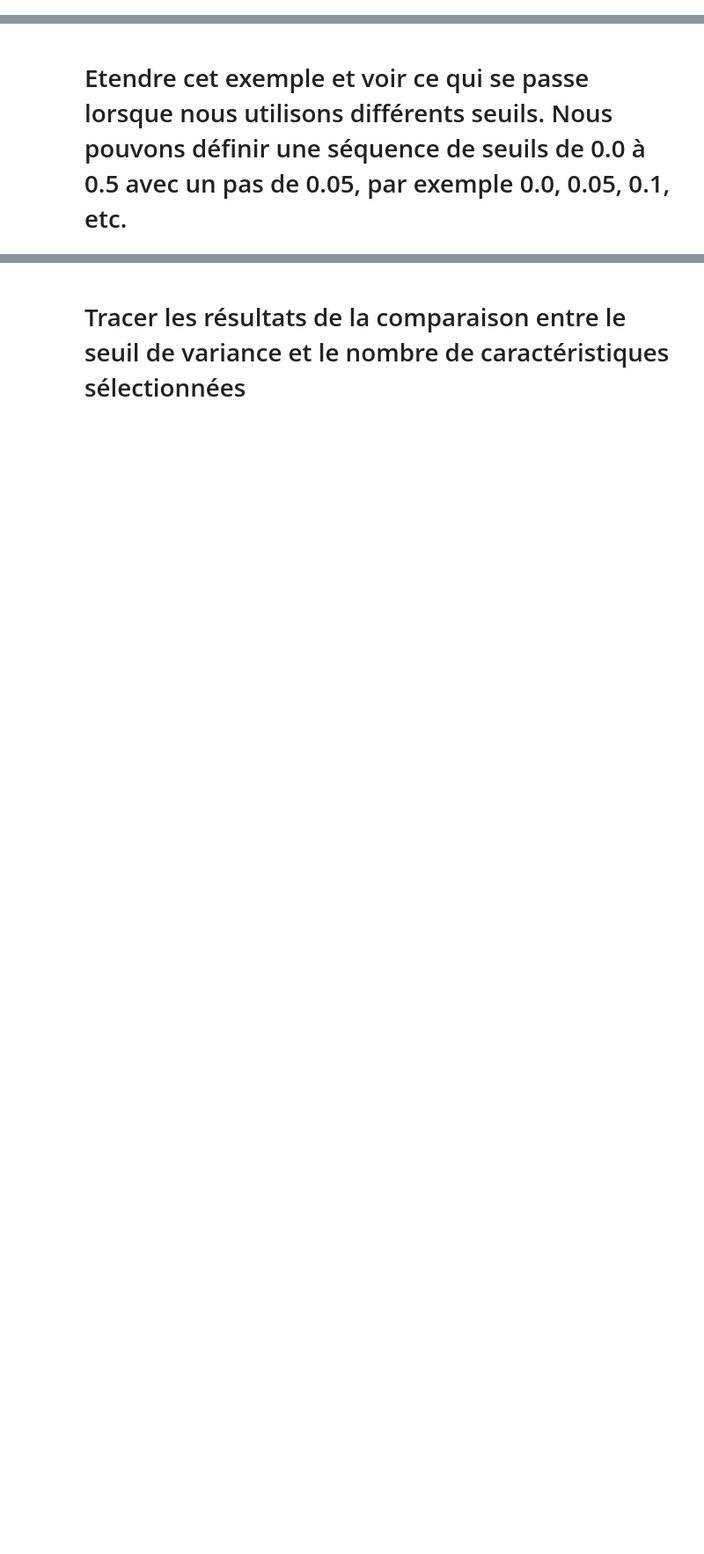
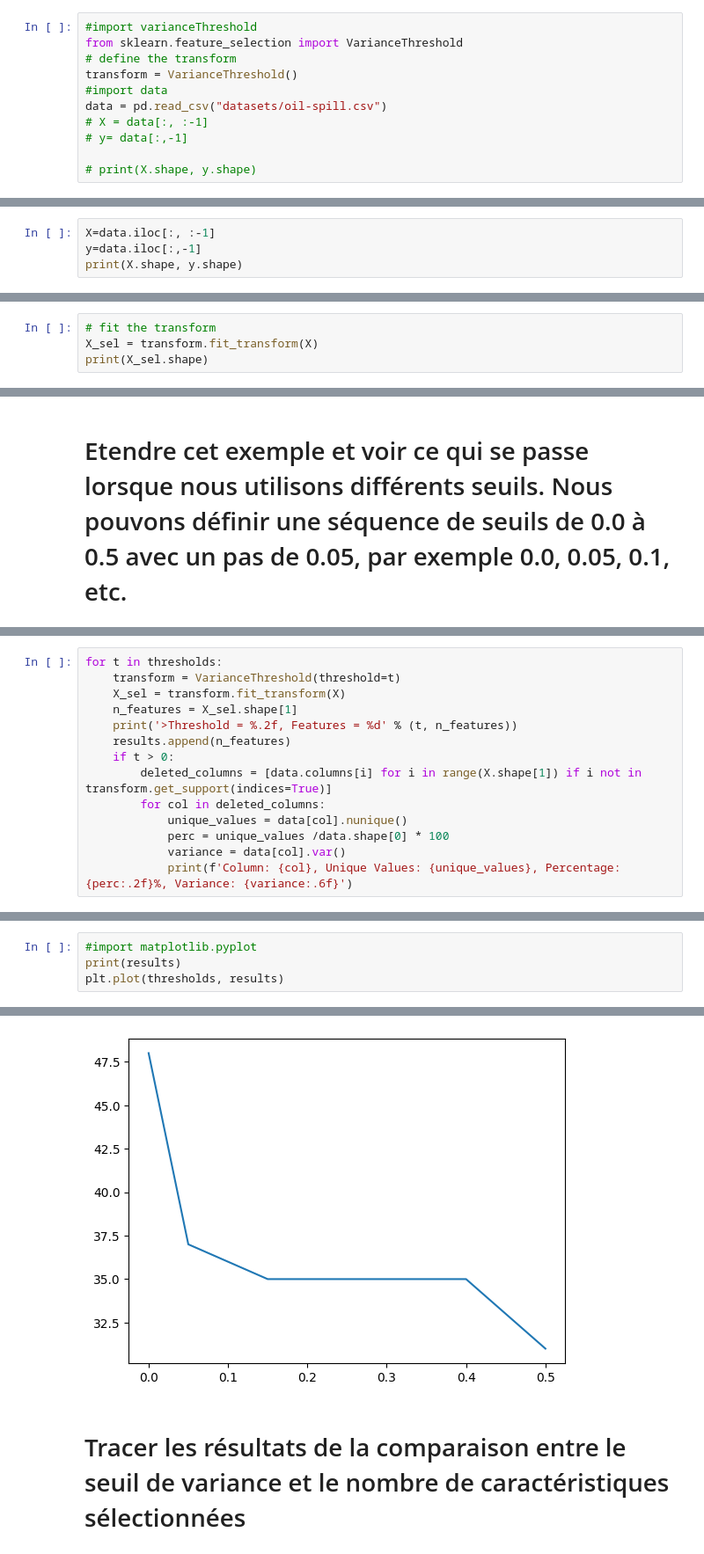
Before and after one commit to souleCode/Labs_ML_2025, a Jupyter notebook: Lab5.ipynb, the cells around one changed output, grey strips where cells are left out. Shown at 88% size. Drawn from its saved outputs; the diff is of its cells as text; blank space fills up the shorter version.

```diff
--- a/Lab5.ipynb
+++ b/Lab5.ipynb
@@ -118,3 +161,14 @@ for i in data.shape[1]:
     - La classe VarianceThreshold de la bibliothèque scikit-learn prend en charge ce type de sélection de caractéristiques.
     - Une instance de la classe peut être créée et nous pouvons spécifier l’argument du seuil, qui a la valeur par défaut 0.0 pour éliminer les colonnes avec une seule valeur.
     - Elle peut ensuite être ajustée et appliquée à un ensemble de données en appelant la fonction fit_transform() pour créer une version transformée de l’ensemble de données où les colonnes dont la variance est inférieure au seuil ont été supprimées automatiquement.
+# %%
+#import varianceThreshold
+from sklearn.feature_selection import VarianceThreshold
+# define the transform
+transform = VarianceThreshold()
+#import data
+data = pd.read_csv("datasets/oil-spill.csv")
+# X = data[:, :-1]
+# y= data[:,-1]
+
+# print(X.shape, y.shape)
@@ -120,0 +179,4 @@ for i in data.shape[1]:
+# %%
+X=data.iloc[:, :-1]
+y=data.iloc[:,-1]
+print(X.shape, y.shape)
@@ -120,0 +185,4 @@ for i in data.shape[1]:
+# %%
+# fit the transform
+X_sel = transform.fit_transform(X)
+print(X_sel.shape)
@@ -122,0 +254,14 @@ for i in data.shape[1]:
+# %%
+for t in thresholds:
+    transform = VarianceThreshold(threshold=t)
+    X_sel = transform.fit_transform(X)
+    n_features = X_sel.shape[1]
+    print('>Threshold = %.2f, Features = %d' % (t, n_features))
+    results.append(n_features)
+    if t > 0:
+        deleted_columns = [data.columns[i] for i in range(X.shape[1]) if i not in transform.get_support(indices=True)]
+        for col in deleted_columns:
+            unique_values = data[col].nunique()
+            perc = unique_values /data.shape[0] * 100
+            variance = data[col].var()
+            print(f'Column: {col}, Unique Values: {unique_values}, Percentage: {perc:.2f}%, Variance: {variance:.6f}')
@@ -122,0 +286,5 @@ for i in data.shape[1]:
+# %%
+#import matplotlib.pyplot
+print(results)
+plt.plot(thresholds, results)
+# %% [output]
@@ -123,2 +293,3 @@ for i in data.shape[1]:
+[figure, added]
 # %% [markdown]
 # Tracer les résultats de la comparaison entre le seuil de variance et le nombre de caractéristiques sélectionnées
```
Also changed, not shown: parts of 11 cells of this notebook, 4 other files.
